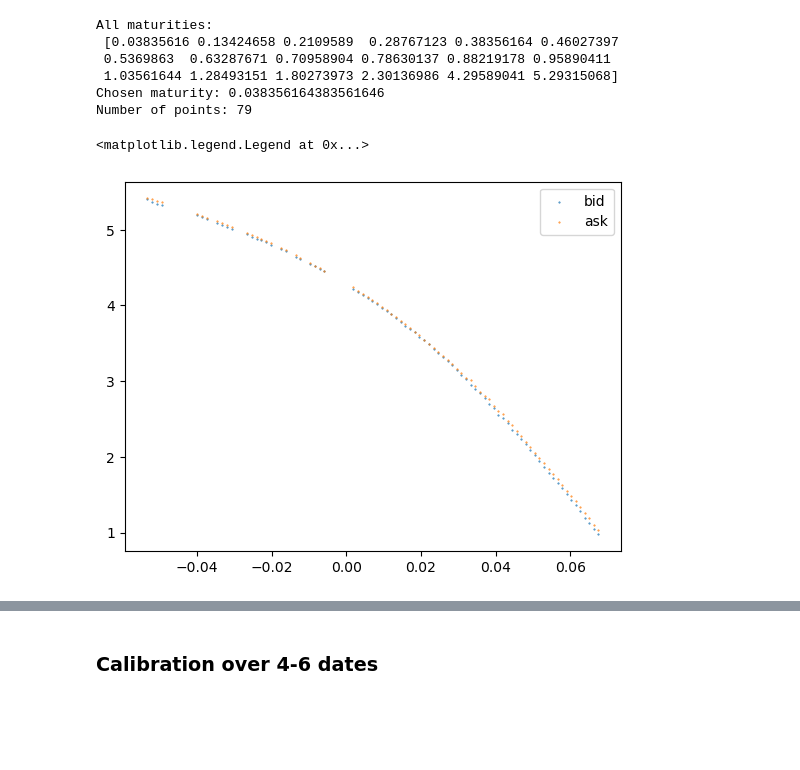
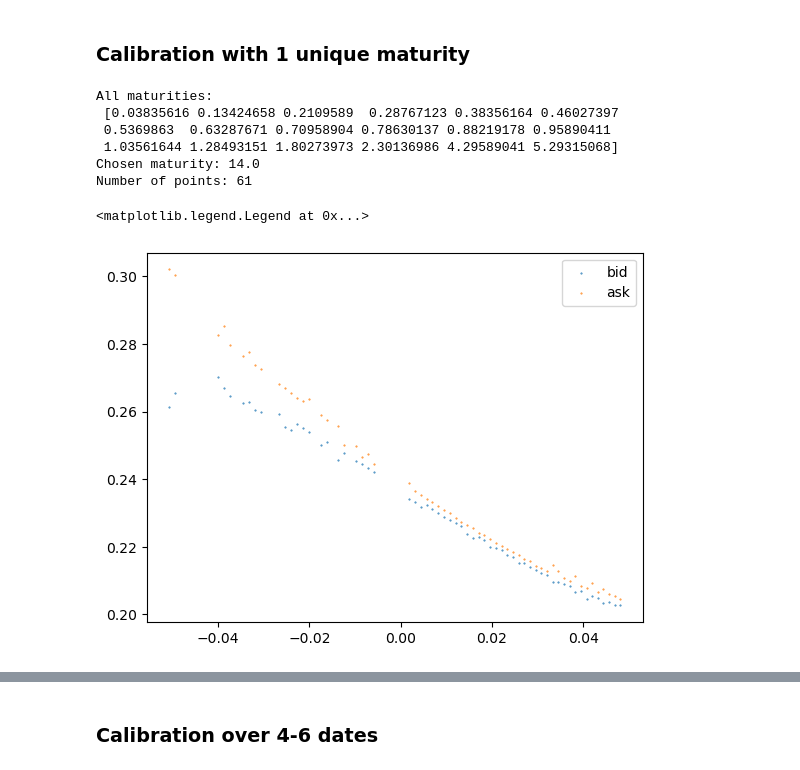
Before and after one commit to GearlessJohn/deep-pricing, a Jupyter notebook: src/simulation_Xt_V1.ipynb, the cells around one changed output, grey strips where cells are left out. Cells and saved outputs as stored; diff of their text form; code cells hidden in the pictures; blank space fills up the shorter version.

```diff
--- a/src/simulation_Xt_V1.ipynb
+++ b/src/simulation_Xt_V1.ipynb
@@ -94,7 +94,7 @@ def implied_volatility_call_newton(C, S, K, T, r, tol=0.0001, max_iterations=100
     return sigma
 
 
-def implied_volatility_call_bisection(C, S, K, T, r, tol=0.0001, max_iterations=100):
+def implied_volatility_call_bisection(C, S, K, T, r, tol=1e-7, max_iterations=500):
     """
 
     :param C: Observed call price
@@ -535,6 +533,8 @@ def test_implied_vol(S0, T, Ks, call_models, vol_markets, loss_type="1", model="
 # call_markets = np.array([call_frac(S0=100, K=Ks[i], T=1.5, rho=-0.75, H=0.3, c=0.5, ksi=1, a0=0.5) for i in range(len(Ks))])
 # call_models= np.array([call_frac(S0=100, K=Ks[i], T=1.5, rho=params[0], H=params[1], c=params[2], ksi=params[3], a0=params[4]) for i in range(len(Ks))])
 # test_implied_vol(S0=100, T=1.5, Ks=Ks, call_models=call_models, call_markets=call_markets)
+# %% [markdown]
+### Calibration with 1 unique maturity
 # %%
 # Read data
 data = pd.read_csv('../data/UnderlyingOptionsEODCalcs_2022-09-02.csv')
@@ -557,11 +557,11 @@ data['call_markets'] = 0.5 * (data['bid_1545']+data['ask_1545'])
 print("All maturities: \n", np.unique(np.sort(data["T"].to_numpy())))
 
 T = 14/365
-print("Chosen maturity:", T)
+print("Chosen maturity:", T*365)
 data = data[data['T']==T]
 S0 = data['S0'].to_numpy()[0]
 data = data[data['S0']==S0]
-data = data[np.abs((data["K"]-S0)/S0)<0.07]
+data = data[np.abs((data["K"]-S0)/S0)<0.05]
 
 Ks = data['K'].to_numpy()
 S0s = [S0]*len(Ks)
@@ -570,18 +570,25 @@ call_markets = data['call_markets'].to_numpy()
 vega = data["vega"].to_numpy()
 vol_markets = data["implied_volatility"].to_numpy()
 print("Number of points:", len(Ks) )
+call_ask = data['ask_1545'].to_numpy()
+call_bid = data['bid_1545'].to_numpy()
+
+vol_markets = [implied_volatility_call_bisection(C=call_markets[i], S=S0, K=Ks[i], T=T, r=0) for i in range(len(Ks))]
+vol_ask = [implied_volatility_call_bisection(C=call_ask[i], S=S0, K=Ks[i], T=T, r=0) for i in range(len(Ks))]
+vol_bid = [implied_volatility_call_bisection(C=call_bid[i], S=S0, K=Ks[i], T=T, r=0) for i in range(len(Ks))]
+vega = np.array([vega_func(S0, Ks[i], T, r=0, sigma = vol_markets[i]) + 1e-8 for i in range(len(Ks))])
 # %% [output]
 All maturities:
  [0.03835616 0.13424658 0.2109589  0.28767123 0.38356164 0.46027397
  0.5369863  0.63287671 0.70958904 0.78630137 0.88219178 0.95890411
  1.03561644 1.28493151 1.80273973 2.30136986 4.29589041 5.29315068]
-Chosen maturity: 0.038356164383561646
-Number of points: 79
+Chosen maturity: 14.0
+Number of points: 61
 # %%
-plt.scatter(np.log(Ks/S0), np.log(data["bid_1545"].to_numpy()), label="bid", s=0.2)
-plt.scatter(np.log(Ks/S0), np.log(data["ask_1545"].to_numpy()), label="ask", s=0.2)
+plt.scatter(np.log(Ks/S0), vol_bid, label="bid", s=0.2)
+plt.scatter(np.log(Ks/S0), vol_ask, label="ask", s=0.2)
 plt.legend()
 # %% [output]
 <matplotlib.legend.Legend at 0x...>
-[figure, old version]
+[figure, new version]
 # %%
```
Also changed, not shown: parts of 36 cells of this notebook.
